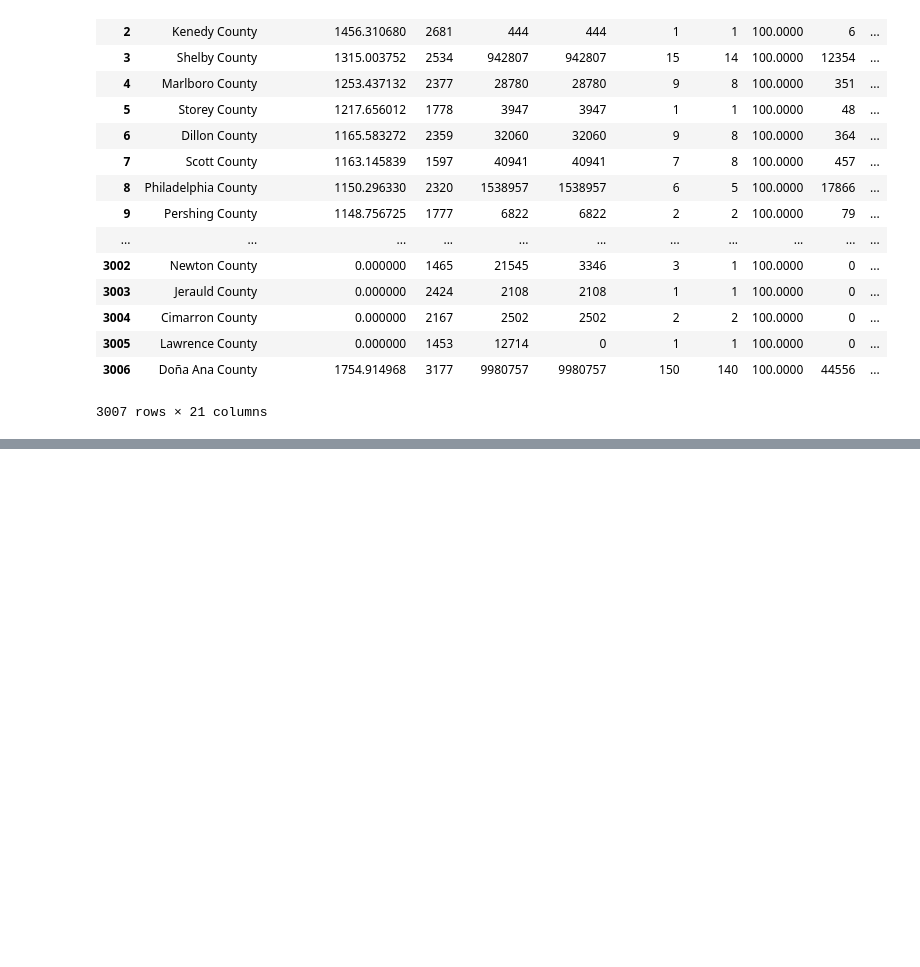
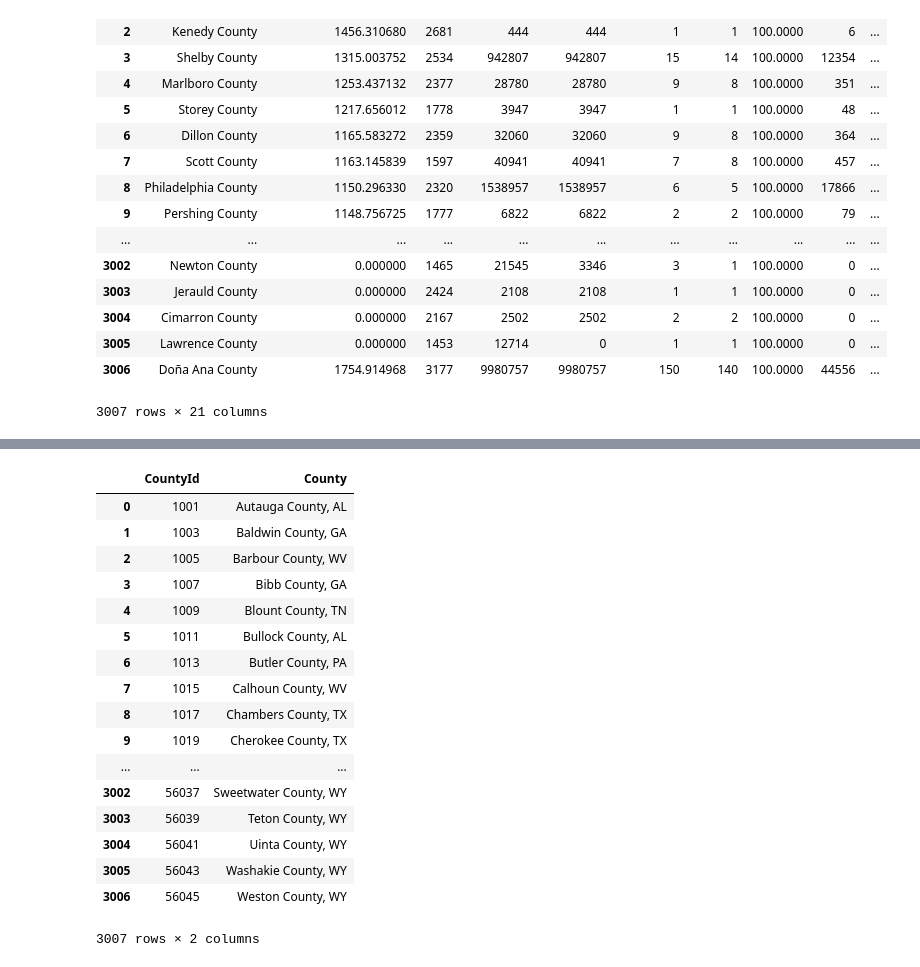
Before and after one commit to brianwsyang/us_census_social_health_score, a Jupyter notebook: crm_score.ipynb, the cells around one changed output, grey strips where cells are left out. Cells and saved outputs as stored; diff of their text form; code cells hidden in the pictures; blank space fills up the shorter version.

Commit message:
v.07.27.19.06.41: need to merge county id

```diff
--- a/crm_score.ipynb
+++ b/crm_score.ipynb
@@ -149,0 +136,16 @@ test01[test01['County'].str.contains('Ana')]
+# %%
+coucsv = pd.read_csv('counties.csv')
+statecsv = pd.read_csv('50_us_states_all_data.csv')
+# %%
+cou_state = coucsv.merge(statecsv, on='State')
+abbr_cou_state = cou_state[['County', 'Abbr']]
+
+cou = abbr_cou_state['County'].tolist()
+state = abbr_cou_state['Abbr'].tolist()
+# %%
+state_replace = {}
+
+for c in np.arange(len(cou)):
+    state_replace[cou[c]] = cou[c] + ', ' + state[c]
+
+state_replace
@@ -149,0 +170,23 @@ test01[test01['County'].str.contains('Ana')]
+# %%
+couid = coucsv.replace({'County': state_replace})[['CountyId', 'County']]
+# %%
+couid
+# %% [output]
+|  | CountyId | County |
+| 0 | 1001 | Autauga County, AL |
+| 1 | 1003 | Baldwin County, GA |
+| 2 | 1005 | Barbour County, WV |
+| 3 | 1007 | Bibb County, GA |
+| 4 | 1009 | Blount County, TN |
+| 5 | 1011 | Bullock County, AL |
+| 6 | 1013 | Butler County, PA |
+| 7 | 1015 | Calhoun County, WV |
+| 8 | 1017 | Chambers County, TX |
+| 9 | 1019 | Cherokee County, TX |
+| ... | ... | ... |
+| 3002 | 56037 | Sweetwater County, WY |
+| 3003 | 56039 | Teton County, WY |
+| 3004 | 56041 | Uinta County, WY |
+| 3005 | 56043 | Washakie County, WY |
+| 3006 | 56045 | Weston County, WY |
+3007 rows × 2 columns
```
Also changed, not shown: parts of 4 cells of this notebook, 1 other file.
